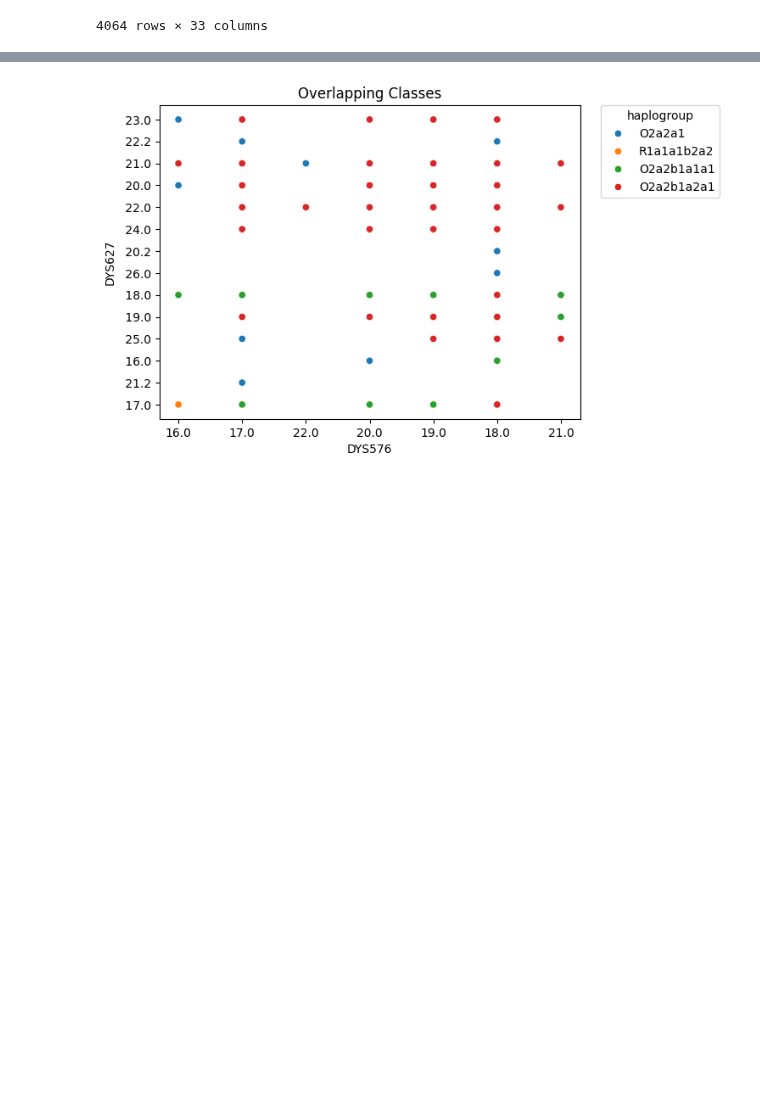
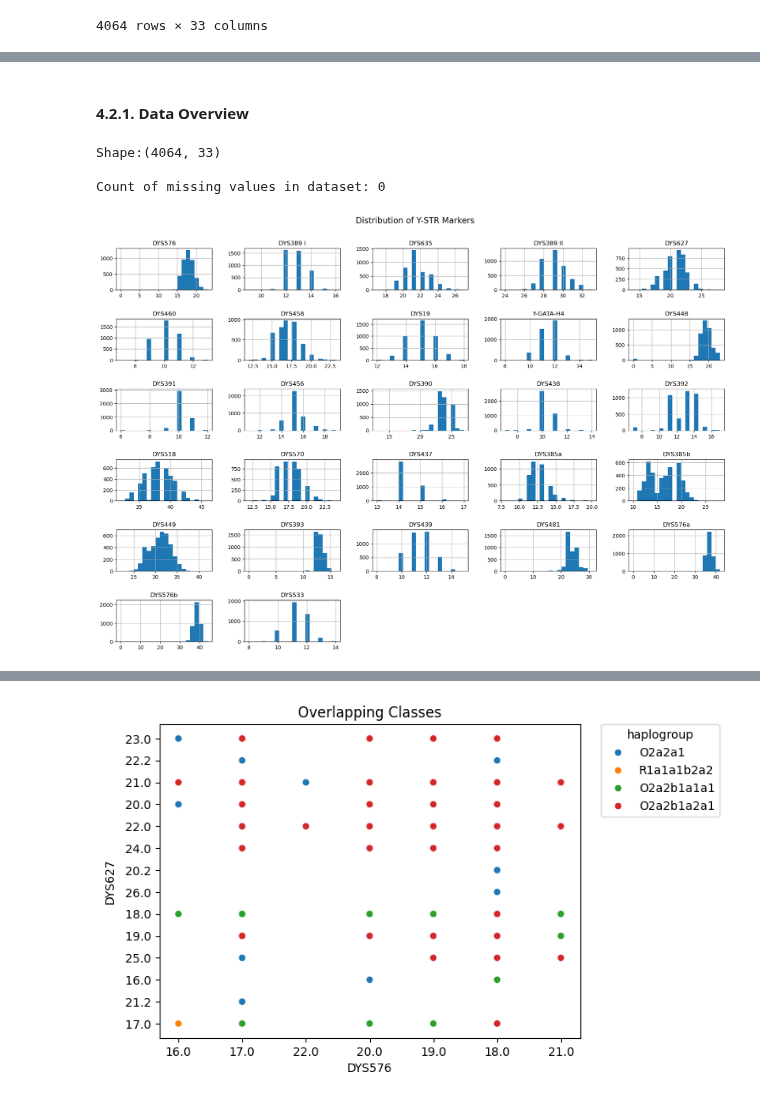
Before and after one commit to kibindy/LT8_final_project, a Jupyter notebook: LT8_Final_Project_Notebook.ipynb, the cells around one changed output, grey strips where cells are left out. Cells and saved outputs as stored; diff of their text form; code cells hidden in the pictures; blank space fills up the shorter version.

```diff
--- a/LT8_Final_Project_Notebook.ipynb
+++ b/LT8_Final_Project_Notebook.ipynb
@@ -160,0 +165,23 @@ df
+# %% [markdown]
+#### 4.2.1. Data Overview
+# %%
+print(f"Shape:{df.shape}")
+print(f"\nCount of missing values in dataset: {df.isna().sum().sum()}\n")
+
+marker_cols = ['DYS576', 'DYS389 I', 'DYS635', 'DYS389 II', 'DYS627', 'DYS460', 'DYS458',
+                 'DYS19', 'Y-GATA-H4', 'DYS448', 'DYS391', 'DYS456', 'DYS390', 'DYS438',
+                 'DYS392', 'DYS518', 'DYS570', 'DYS437', 'DYS385a', 'DYS385b', 'DYS449',
+                 'DYS393', 'DYS439', 'DYS481', 'DYS576a', 'DYS576b', 'DYS533']
+id_cols = ['haplogroup', 'population', 'sampleID']
+num_cols = ['number of haplotypes', 'total frequency', 'frequency']
+
+df[marker_cols] = df[marker_cols].apply(pd.to_numeric, errors='coerce')
+df[marker_cols].hist(figsize=(18, 12), bins=20)
+plt.tight_layout(pad=3.0, w_pad=2.0, h_pad=2.5)
+plt.suptitle("Distribution of Y-STR Markers", fontsize=16, y=1.02)
+plt.show()
+# %% [output]
+Shape:(4064, 33)
+
+Count of missing values in dataset: 0
+[figure, added]
```
Also changed, not shown: parts of 9 cells of this notebook, 1 other file.
